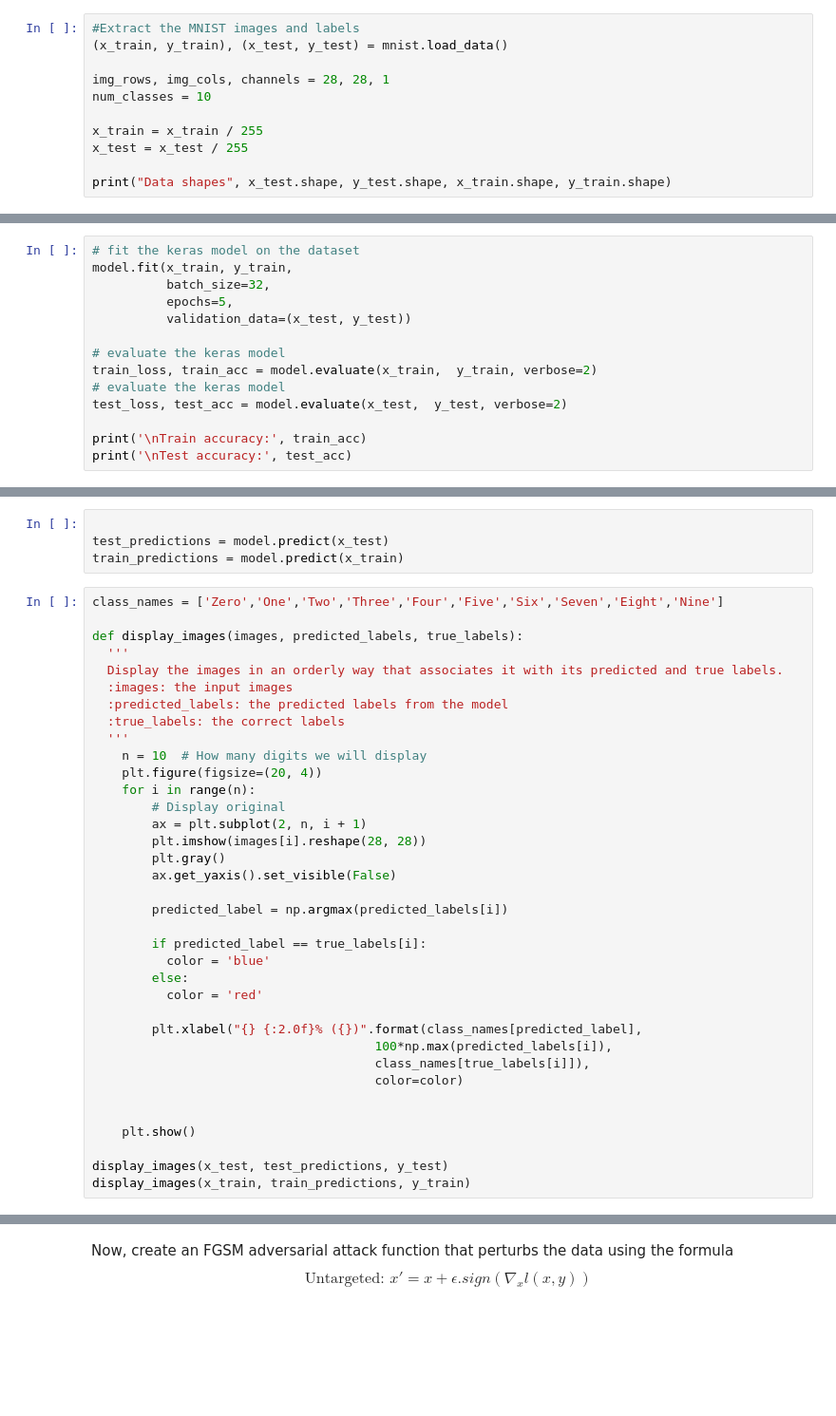
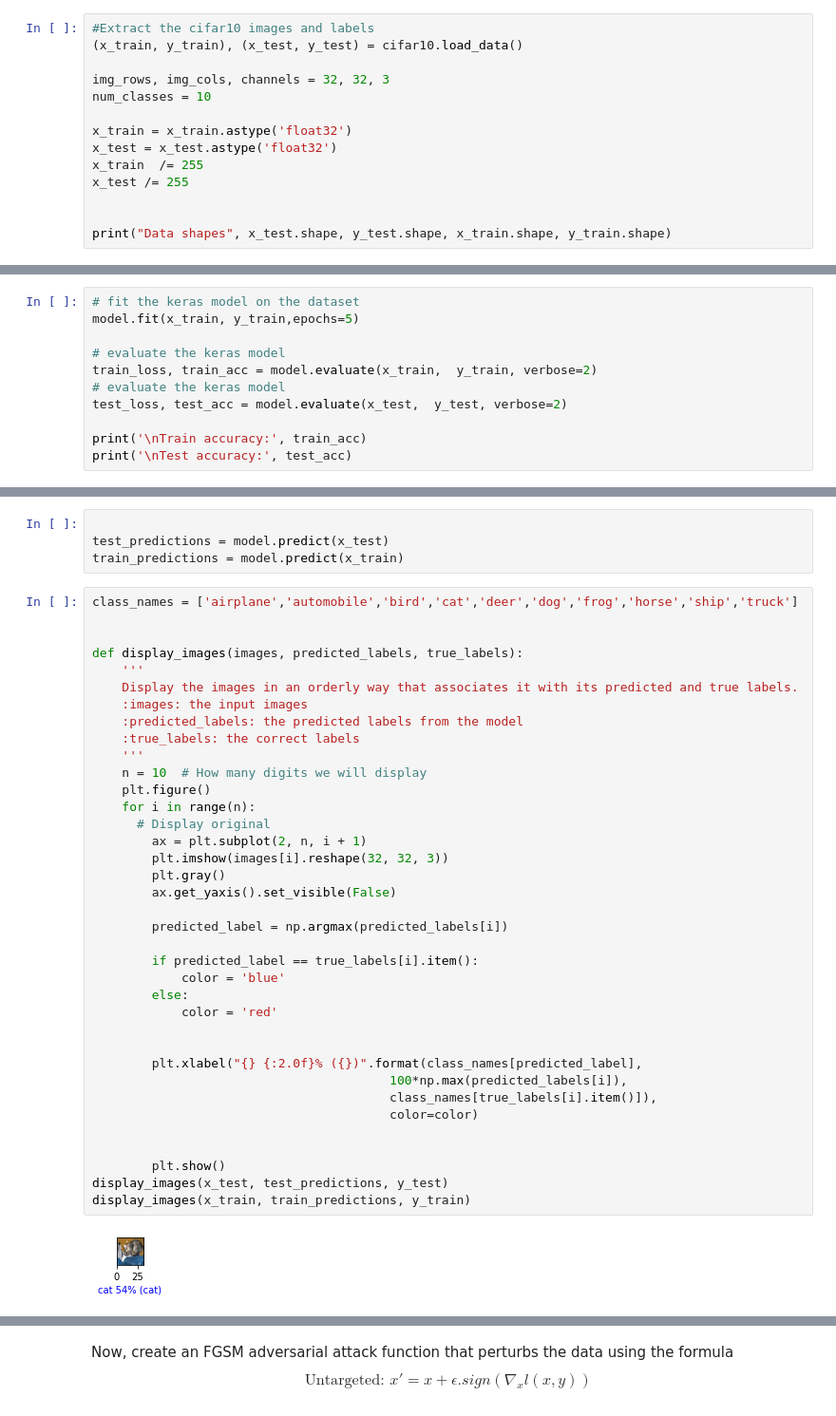
Before and after one commit to AlexK81799/CSCI4961Project, a Jupyter notebook: CSCI4961 Problem Set/adv_problemset_solution.ipynb, the cells around one changed output, grey strips where cells are left out. Shown: that part at 95% size. Drawn from its saved outputs; the diff is of its cells as text; blank space fills up the shorter version.

```diff
--- a/CSCI4961 Problem Set/adv_problemset_solution.ipynb
+++ b/CSCI4961 Problem Set/adv_problemset_solution.ipynb
@@ -23,11 +49,14 @@ model.compile(optimizer='adam',
 # %%
-#Extract the MNIST images and labels
-(x_train, y_train), (x_test, y_test) = mnist.load_data()
+#Extract the cifar10 images and labels
+(x_train, y_train), (x_test, y_test) = cifar10.load_data()
 
-img_rows, img_cols, channels = 28, 28, 1
+img_rows, img_cols, channels = 32, 32, 3
 num_classes = 10
 
-x_train = x_train / 255
-x_test = x_test / 255
+x_train = x_train.astype('float32')
+x_test = x_test.astype('float32')
+x_train  /= 255
+x_test /= 255
+
 
 print("Data shapes", x_test.shape, y_test.shape, x_train.shape, y_train.shape)
@@ -34,9 +65,6 @@ print("Data shapes", x_test.shape, y_test.shape, x_train.shape, y_train.shape)
 # %%
 # fit the keras model on the dataset
-model.fit(x_train, y_train,
-          batch_size=32,
-          epochs=5,
-          validation_data=(x_test, y_test))
+model.fit(x_train, y_train,epochs=5)
 
 # evaluate the keras model
 train_loss, train_acc = model.evaluate(x_train,  y_train, verbose=2)
@@ -50,38 +95,41 @@ print('\nTest accuracy:', test_acc)
 test_predictions = model.predict(x_test)
 train_predictions = model.predict(x_train)
 # %%
-class_names = ['Zero','One','Two','Three','Four','Five','Six','Seven','Eight','Nine']
+class_names = ['airplane','automobile','bird','cat','deer','dog','frog','horse','ship','truck']
+
 
 def display_images(images, predicted_labels, true_labels):
-  '''
-  Display the images in an orderly way that associates it with its predicted and true labels.
-  :images: the input images
-  :predicted_labels: the predicted labels from the model
-  :true_labels: the correct labels
-  '''
+    '''
+    Display the images in an orderly way that associates it with its predicted and true labels.
+    :images: the input images
+    :predicted_labels: the predicted labels from the model
+    :true_labels: the correct labels
+    '''
     n = 10  # How many digits we will display
-    plt.figure(figsize=(20, 4))
+    plt.figure()
     for i in range(n):
-        # Display original
+      # Display original
         ax = plt.subplot(2, n, i + 1)
-        plt.imshow(images[i].reshape(28, 28))
+        plt.imshow(images[i].reshape(32, 32, 3))
         plt.gray()
         ax.get_yaxis().set_visible(False)
 
         predicted_label = np.argmax(predicted_labels[i])
 
-        if predicted_label == true_labels[i]:
-          color = 'blue'
+        if predicted_label == true_labels[i].item():
+            color = 'blue'
         else:
-          color = 'red'
+            color = 'red'
+
 
         plt.xlabel("{} {:2.0f}% ({})".format(class_names[predicted_label],
-                                      100*np.max(predicted_labels[i]),
-                                      class_names[true_labels[i]]),
-                                      color=color)
+                                        100*np.max(predicted_labels[i]),
+                                        class_names[true_labels[i].item()]),
+                                        color=color)
 
 
-    plt.show()
-
+        plt.show()
 display_images(x_test, test_predictions, y_test)
 display_images(x_train, train_predictions, y_train)
+# %% [output]
+[figure, added]
```
Also changed, not shown: parts of 17 cells of this notebook, 2 other files.
